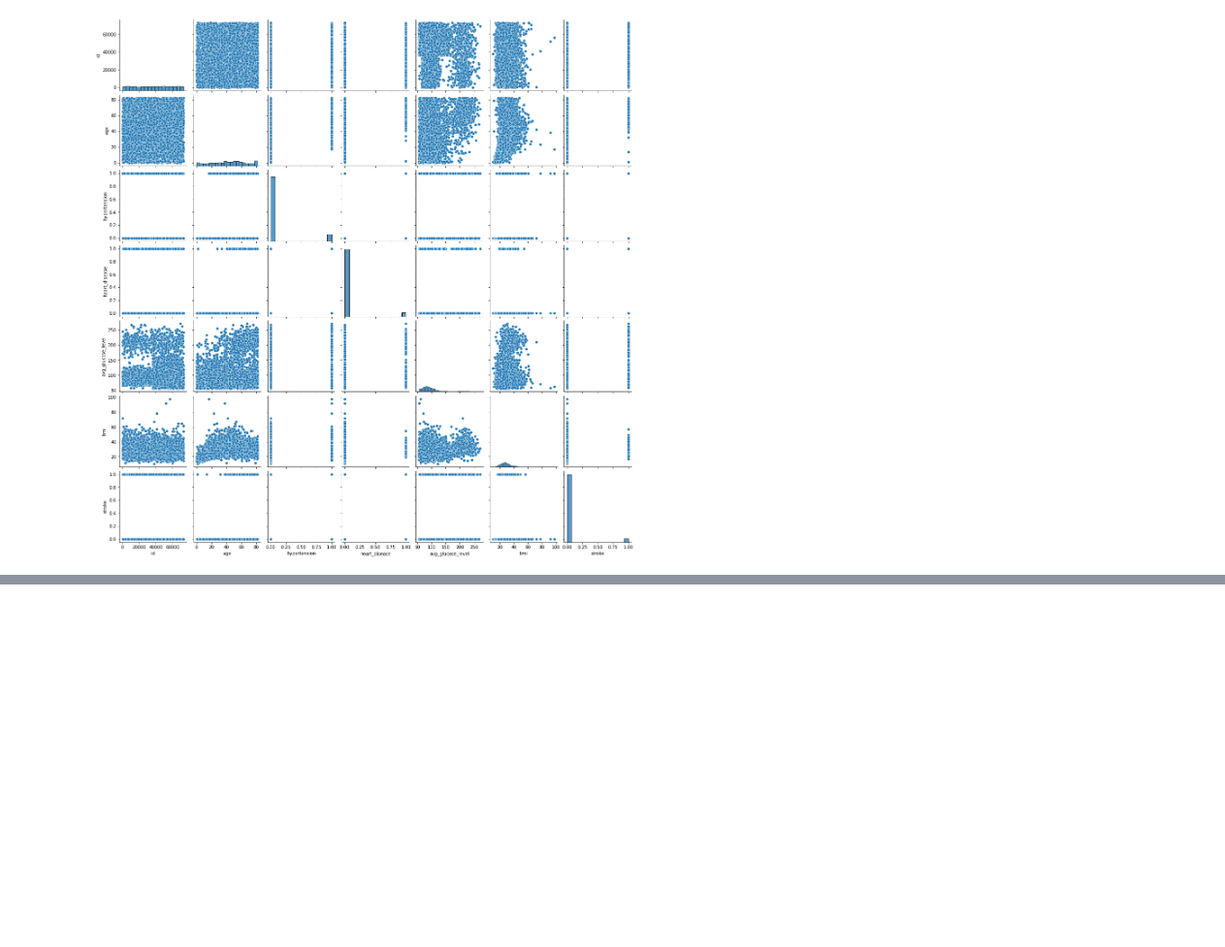
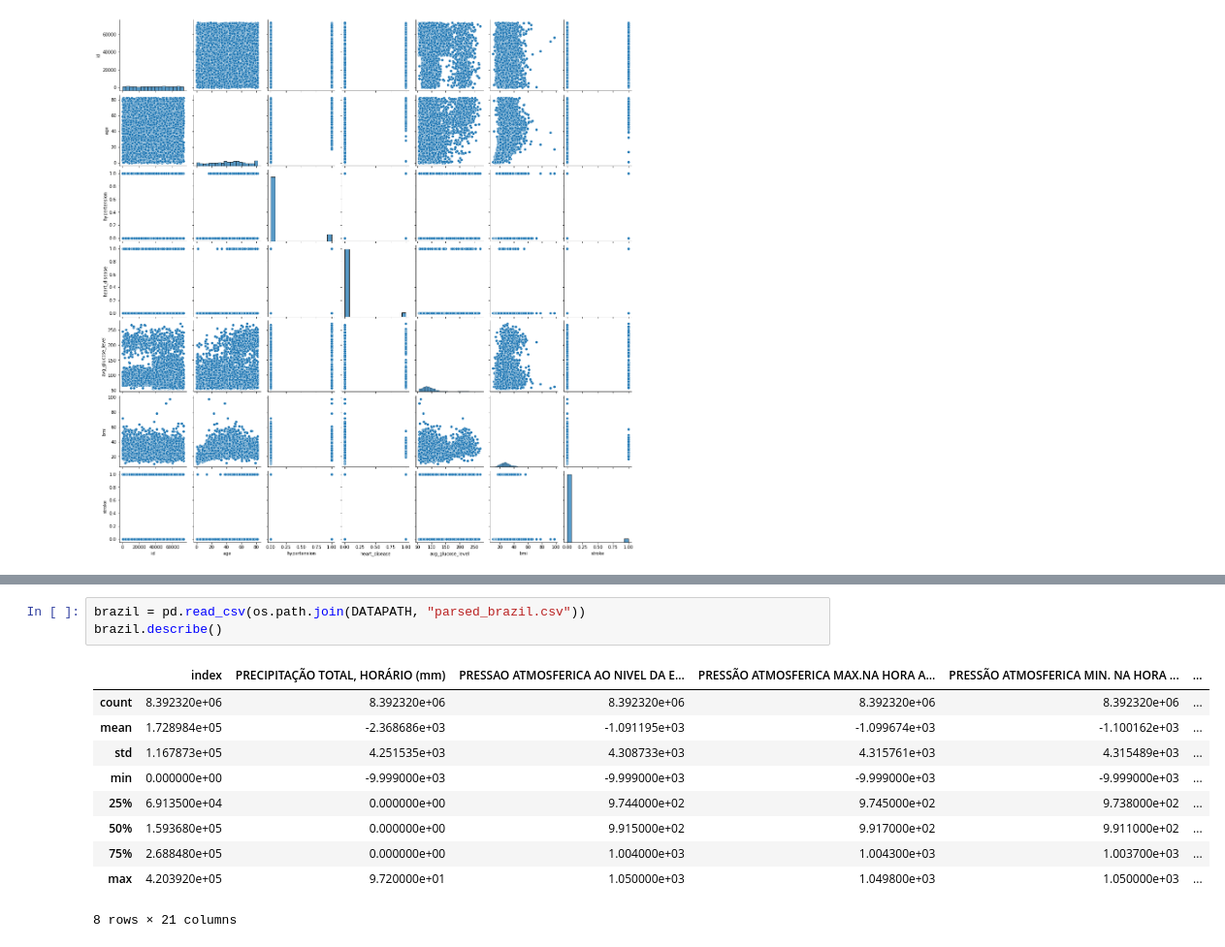
Before and after one commit to clinton0313/GP-Classification-Project, a Jupyter notebook: eda.ipynb, the cells around one changed output, grey strips where cells are left out. Shown at 97% size. Drawn from its saved outputs; the diff is of its cells as text; blank space fills up the shorter version.

```diff
--- a/eda.ipynb
+++ b/eda.ipynb
@@ -329,0 +386,14 @@ sns.pairplot(stroke)
+# %%
+brazil = pd.read_csv(os.path.join(DATAPATH, "parsed_brazil.csv"))
+brazil.describe()
+# %% [output]
+|  | index | PRECIPITAÇÃO TOTAL, HORÁRIO (mm) | PRESSAO ATMOSFERICA AO NIVEL DA E... | PRESSÃO ATMOSFERICA MAX.NA HORA A... | PRESSÃO ATMOSFERICA MIN. NA HORA ... | ... |
+| count | 8.392320e+06 | 8.392320e+06 | 8.392320e+06 | 8.392320e+06 | 8.392320e+06 | ... |
+| mean | 1.728984e+05 | -2.368686e+03 | -1.091195e+03 | -1.099674e+03 | -1.100162e+03 | ... |
+| std | 1.167873e+05 | 4.251535e+03 | 4.308733e+03 | 4.315761e+03 | 4.315489e+03 | ... |
+| min | 0.000000e+00 | -9.999000e+03 | -9.999000e+03 | -9.999000e+03 | -9.999000e+03 | ... |
+| 25% | 6.913500e+04 | 0.000000e+00 | 9.744000e+02 | 9.745000e+02 | 9.738000e+02 | ... |
+| 50% | 1.593680e+05 | 0.000000e+00 | 9.915000e+02 | 9.917000e+02 | 9.911000e+02 | ... |
+| 75% | 2.688480e+05 | 0.000000e+00 | 1.004000e+03 | 1.004300e+03 | 1.003700e+03 | ... |
+| max | 4.203920e+05 | 9.720000e+01 | 1.050000e+03 | 1.049800e+03 | 1.050000e+03 | ... |
+8 rows × 21 columns
```
Also changed, not shown: parts of 9 cells of this notebook, 2 other files.
